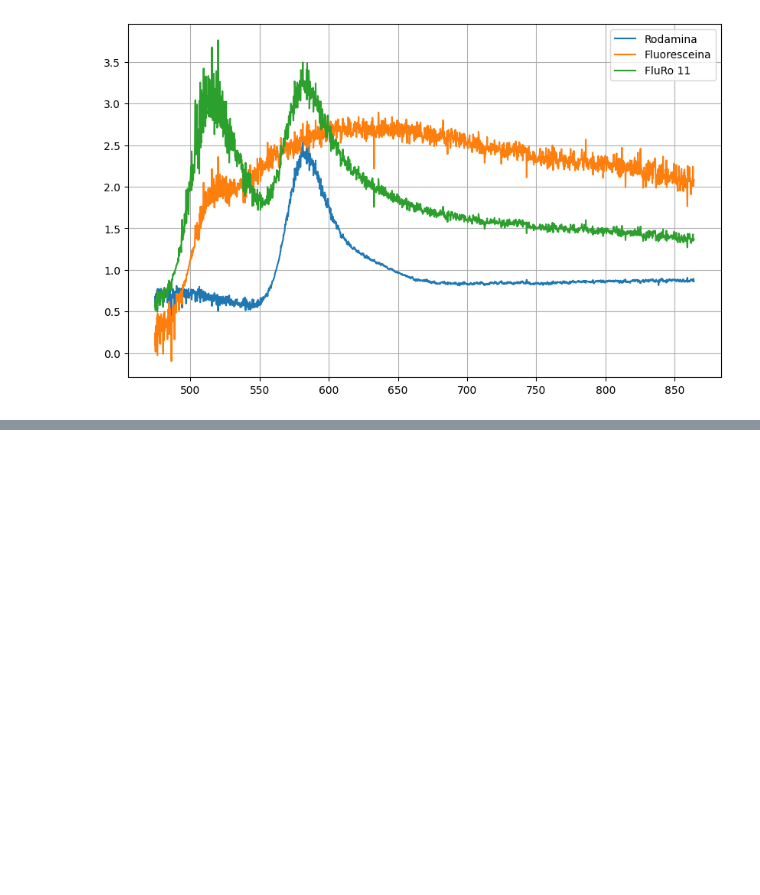
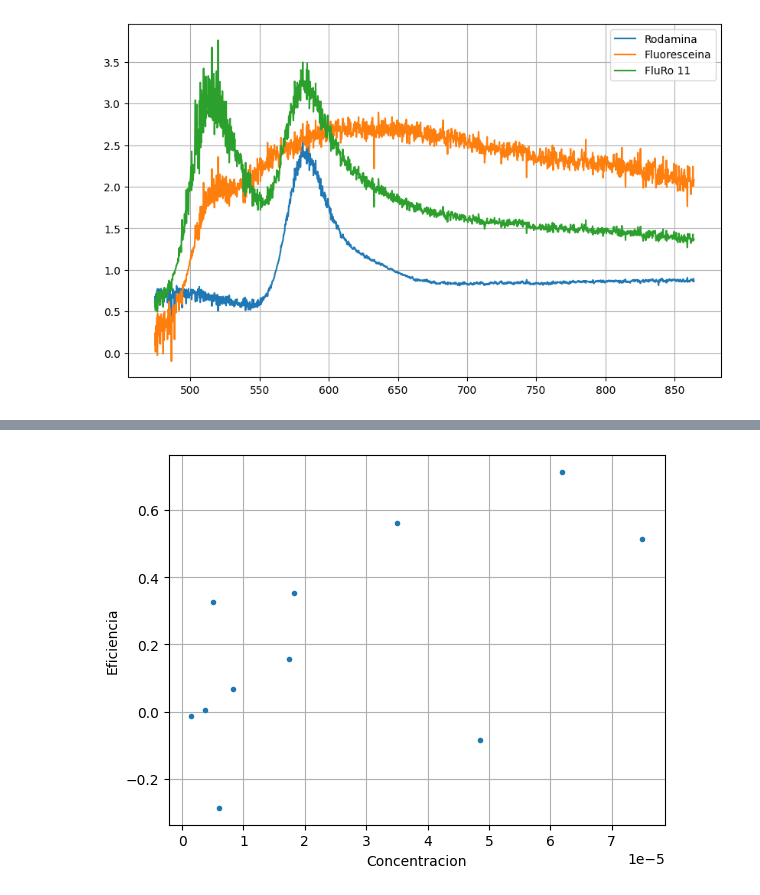
Before and after one commit to BernardoPironio/Espectrometria-difractiva, a Jupyter notebook: analisis_3.ipynb, the cells around one changed output, grey strips where cells are left out. Cells and saved outputs as stored; diff of their text form; code cells hidden in the pictures; blank space fills up the shorter version.

```diff
--- a/analisis_3.ipynb
+++ b/analisis_3.ipynb
@@ -157,0 +183,4 @@ plt.plot(Emision_datos['Longitud_Fluoresceina_1mM'][a:b], Emision_datos['Intensi
+# %%
+# Defino las concentraciones en orden y calculo la fluorescencia del donor sin acepptor
+concentraciones = np.array(['3.75e-6','1.5e-6','4.85e-5','3.5e-5','1.825e-5','1.75e-5','0.825e-5','0.6e-5','0.5e-5','0.75e-4','0.62e-4'])
+F_a = Emision_datos['Intensidad_Fluoresceina_0.5mM'][posicion_lambda]/Emision_datos['Intensidad_Control'][posicion_lambda]
@@ -157,0 +235,10 @@ plt.plot(Emision_datos['Longitud_Fluoresceina_1mM'][a:b], Emision_datos['Intensi
+# %%
+# Calculo cada eficiencia por concentracion el la posicion elegida
+E = []
+for i in F_das[:,posicion_lambda]:
+    E.append(1-(i/F_a))
+
+# Cambio las concentraciones a numeros
+concentraciones = concentraciones.astype('float')
+concentraciones
+E
@@ -157,0 +257,8 @@ plt.plot(Emision_datos['Longitud_Fluoresceina_1mM'][a:b], Emision_datos['Intensi
+# %%
+plt.figure()
+plt.plot(concentraciones,E,'.')
+plt.xlabel('Concentracion')
+plt.ylabel('Eficiencia')
+plt.grid()
+# %% [output]
+[figure, added]
```
Also changed, not shown: parts of 8 cells of this notebook.
